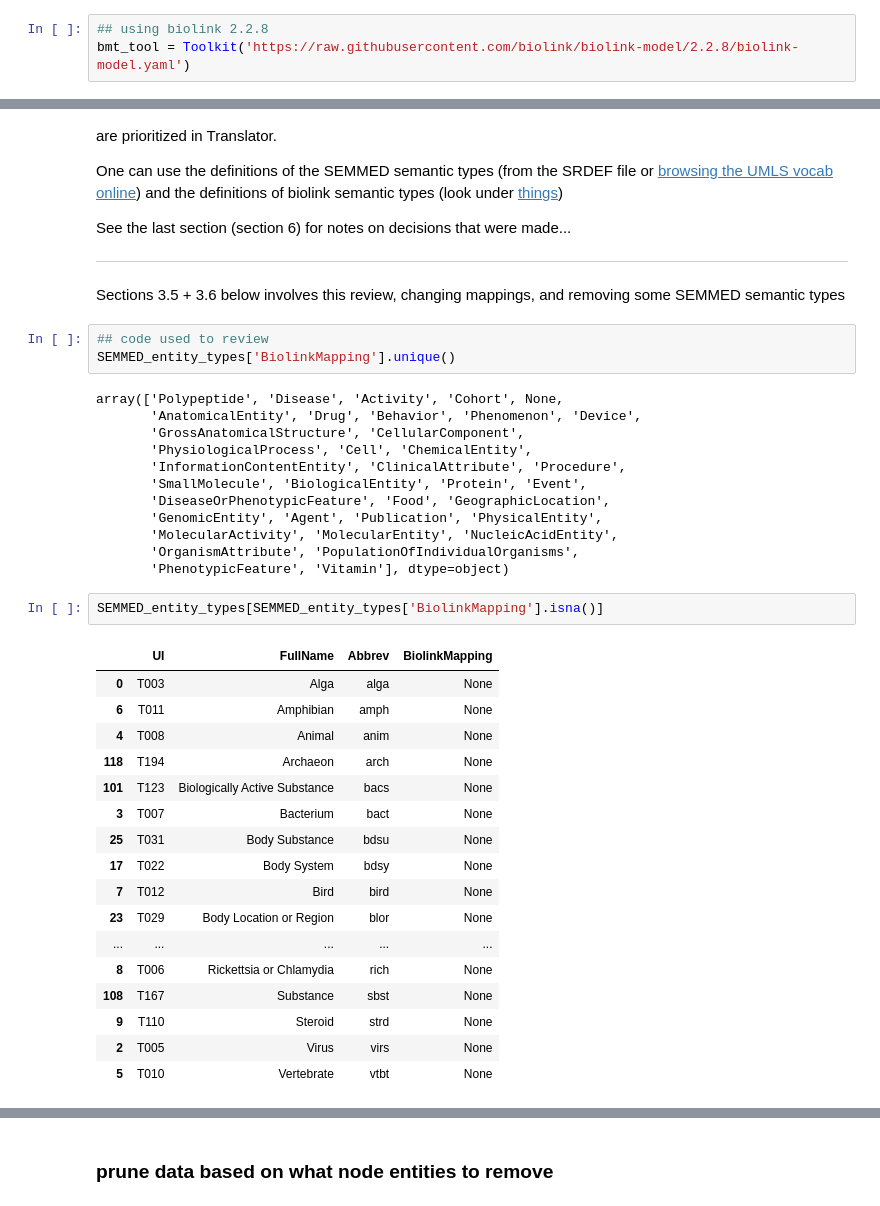
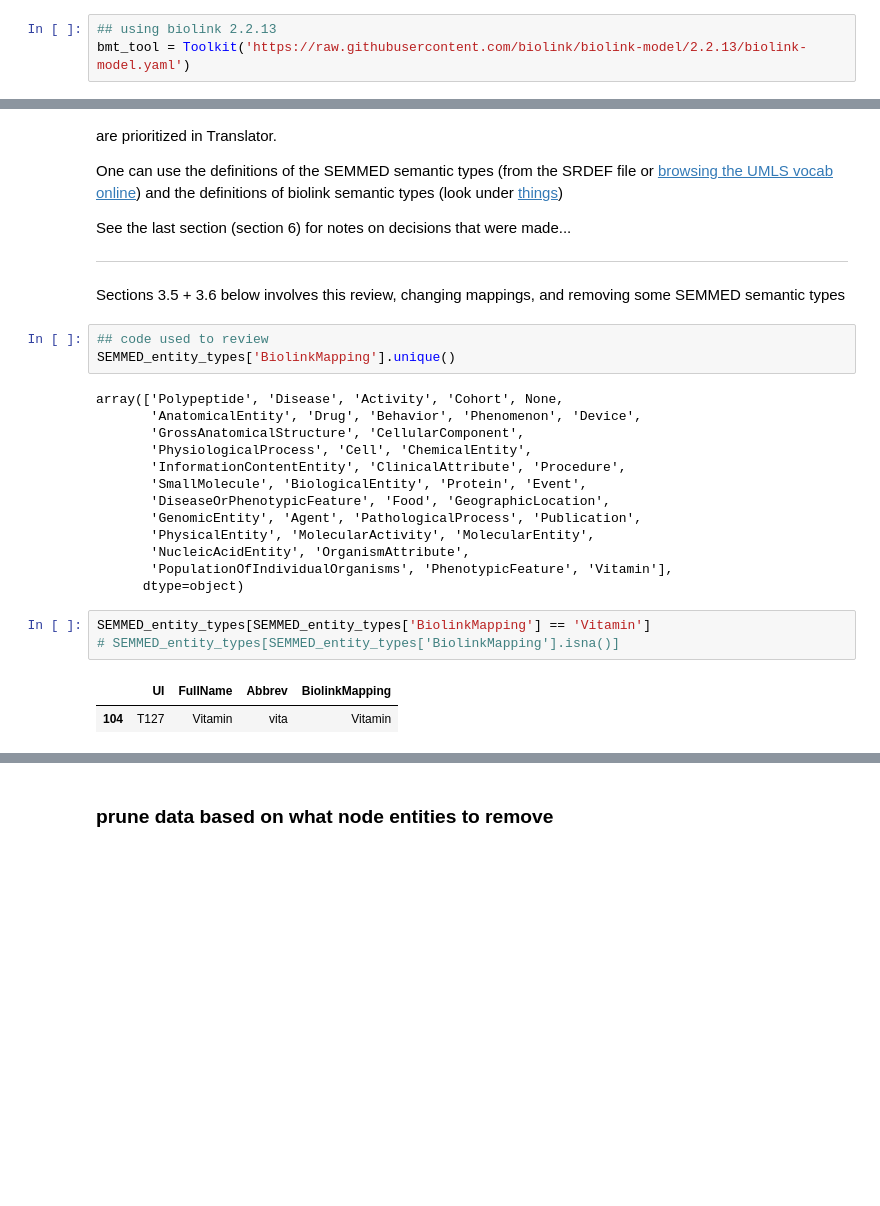
Before and after one commit to NCATS-Tangerine/translator-api-registry, a Jupyter notebook: semmeddb/AutoGen_SEMMEDDB.ipynb, the cells around one changed output, grey strips where cells are left out. Drawn from its saved outputs; the diff is of its cells as text; blank space fills up the shorter version.

Commit message:
semmeddb: update for biolink 2.2.13

```diff
--- a/semmeddb/AutoGen_SEMMEDDB.ipynb
+++ b/semmeddb/AutoGen_SEMMEDDB.ipynb
@@ -371,8 +371,8 @@ SEMMED_entity_types[0:10]
 # %% [markdown]
 ### Get the biolink-mappings
 # %%
-## using biolink 2.2.8
-bmt_tool = Toolkit('https://raw.githubusercontent.com/biolink/biolink-model/2.2.8/biolink-model.yaml')
+## using biolink 2.2.13
+bmt_tool = Toolkit('https://raw.githubusercontent.com/biolink/biolink-model/2.2.13/biolink-model.yaml')
 # %%
 ## getting biolink-mapping, in the format needed to create operations
 SEMMED_entity_types['BiolinkMapping'] = [bmt_tool.get_element_by_mapping('STY:'+i)
@@ -447,30 +447,17 @@ array(['Polypeptide', 'Disease', 'Activity', 'Cohort', None,
        'InformationContentEntity', 'ClinicalAttribute', 'Procedure',
        'SmallMolecule', 'BiologicalEntity', 'Protein', 'Event',
        'DiseaseOrPhenotypicFeature', 'Food', 'GeographicLocation',
-       'GenomicEntity', 'Agent', 'Publication', 'PhysicalEntity',
-       'MolecularActivity', 'MolecularEntity', 'NucleicAcidEntity',
-       'OrganismAttribute', 'PopulationOfIndividualOrganisms',
-       'PhenotypicFeature', 'Vitamin'], dtype=object)
+       'GenomicEntity', 'Agent', 'PathologicalProcess', 'Publication',
+       'PhysicalEntity', 'MolecularActivity', 'MolecularEntity',
+       'NucleicAcidEntity', 'OrganismAttribute',
+       'PopulationOfIndividualOrganisms', 'PhenotypicFeature', 'Vitamin'],
+      dtype=object)
 # %%
-SEMMED_entity_types[SEMMED_entity_types['BiolinkMapping'].isna()]
+SEMMED_entity_types[SEMMED_entity_types['BiolinkMapping'] == 'Vitamin']
+# SEMMED_entity_types[SEMMED_entity_types['BiolinkMapping'].isna()]
 # %% [output]
 |  | UI | FullName | Abbrev | BiolinkMapping |
-| 0 | T003 | Alga | alga | None |
-| 6 | T011 | Amphibian | amph | None |
-| 4 | T008 | Animal | anim | None |
-| 118 | T194 | Archaeon | arch | None |
-| 101 | T123 | Biologically Active Substance | bacs | None |
-| 3 | T007 | Bacterium | bact | None |
-| 25 | T031 | Body Substance | bdsu | None |
-| 17 | T022 | Body System | bdsy | None |
-| 7 | T012 | Bird | bird | None |
-| 23 | T029 | Body Location or Region | blor | None |
-| ... | ... | ... | ... | ... |
-| 8 | T006 | Rickettsia or Chlamydia | rich | None |
-| 108 | T167 | Substance | sbst | None |
-| 9 | T110 | Steroid | strd | None |
-| 2 | T005 | Virus | virs | None |
-| 5 | T010 | Vertebrate | vtbt | None |
+| 104 | T127 | Vitamin | vita | Vitamin |
 # %%
 ## re-mapping based on putting IDs into normalization service / our operation system...
 ##   we have UMLS for Disease (mydisease, mychem), SmallMolecule (idisk)
```
Also changed, not shown: parts of 19 cells of this notebook, 5 other files.
